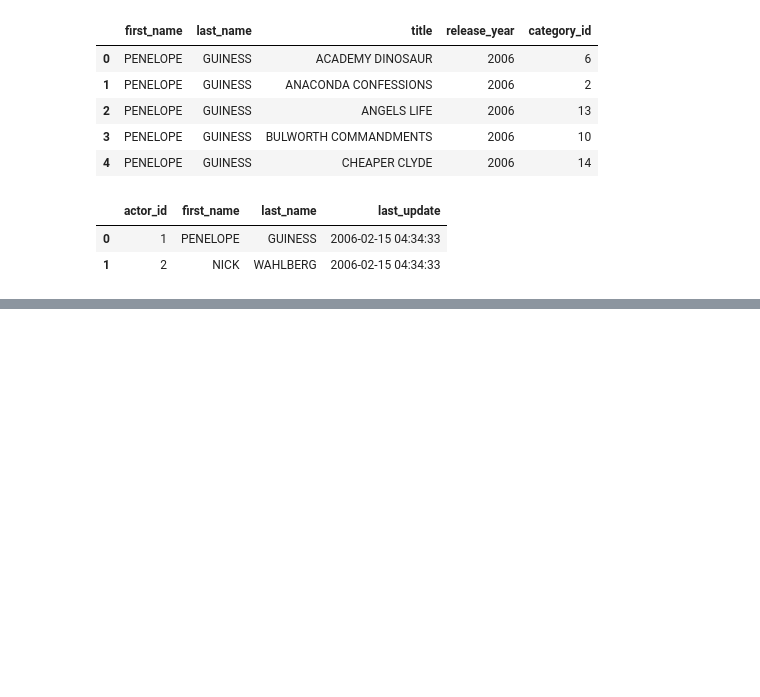
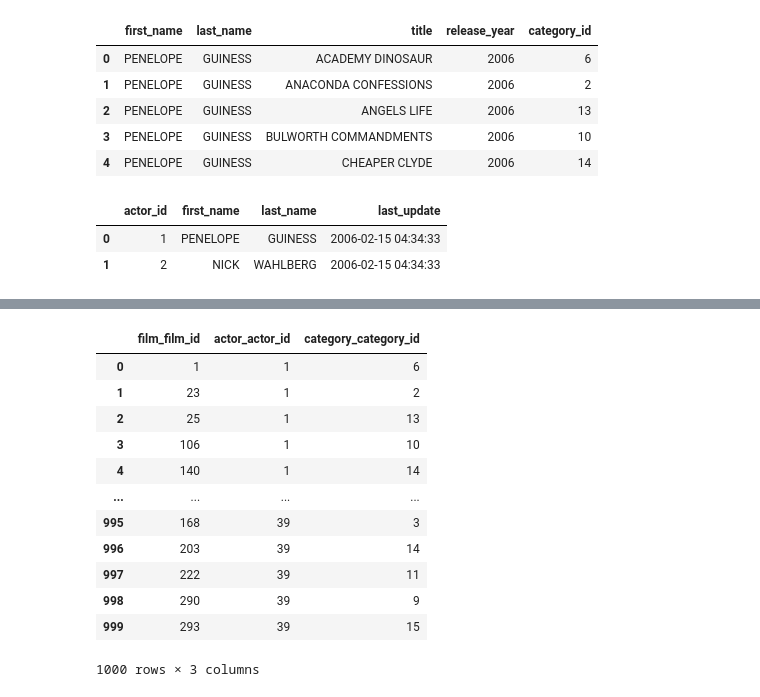
Before and after one commit to sergiomessaoudi/w4-database-project, a Jupyter notebook: Solutions.ipynb, the cells around one changed output, grey strips where cells are left out. Cells and saved outputs as stored; diff of their text form; code cells hidden in the pictures; blank space fills up the shorter version.

```diff
--- a/Solutions.ipynb
+++ b/Solutions.ipynb
@@ -225,0 +225,17 @@ Index(['film_film_id', 'actor_actor_id'], dtype='object')
+# %%
+df =film_actor2.reindex(columns=["film_film_id","actor_actor_id","category_category_id"])
+df
+# %% [output]
+|  | film_film_id | actor_actor_id | category_category_id |
+| 0 | 1 | 1 | 6 |
+| 1 | 23 | 1 | 2 |
+| 2 | 25 | 1 | 13 |
+| 3 | 106 | 1 | 10 |
+| 4 | 140 | 1 | 14 |
+| ... | ... | ... | ... |
+| 995 | 168 | 39 | 3 |
+| 996 | 203 | 39 | 14 |
+| 997 | 222 | 39 | 11 |
+| 998 | 290 | 39 | 9 |
+| 999 | 293 | 39 | 15 |
+1000 rows × 3 columns
```
Also changed, not shown: parts of 8 cells of this notebook, 1 other file.
